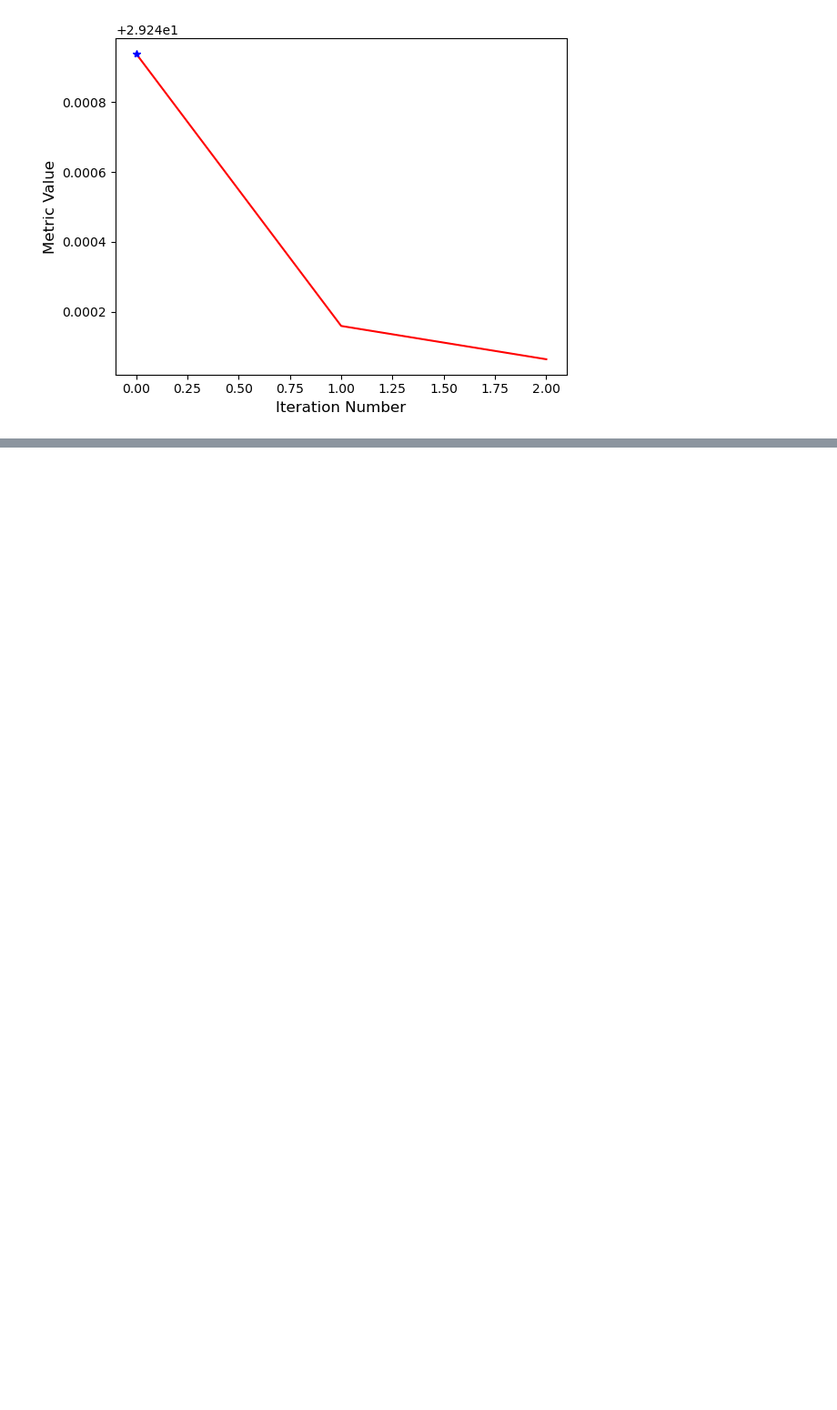
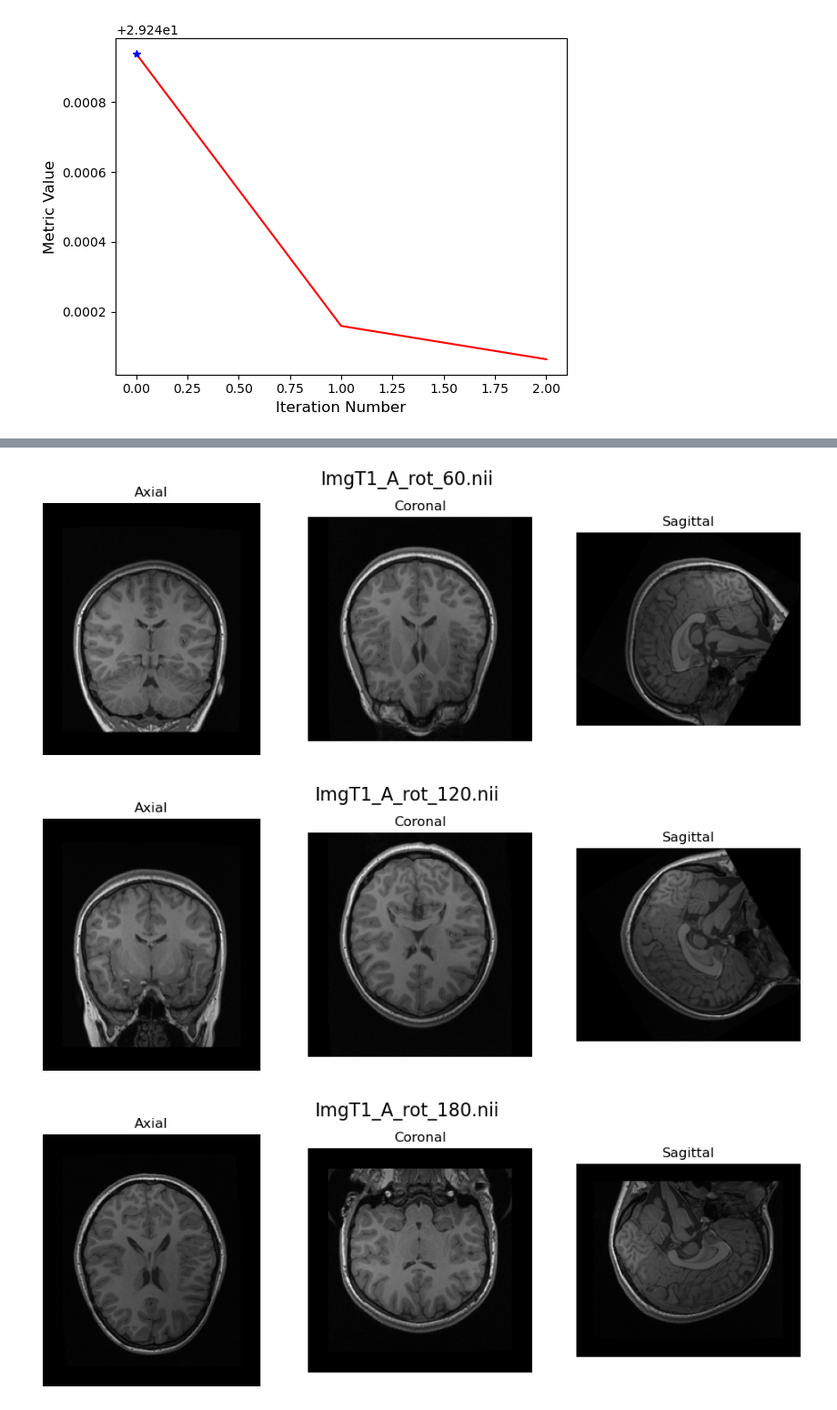
Before and after one commit to jalkestrup/dtuimageanalysis, a Jupyter notebook: exercises/ex9-AdvancedRegistration/ex9.ipynb, the cells around one changed output, grey strips where cells are left out. Shown at 91% size. Cells and saved outputs as stored; diff of their text form; code cells hidden in the pictures; blank space fills up the shorter version.

```diff
--- a/exercises/ex9-AdvancedRegistration/ex9.ipynb
+++ b/exercises/ex9-AdvancedRegistration/ex9.ipynb
@@ -415,0 +450,11 @@ sitk.WriteImage(ImgT1_C, dir_in + 'ImgT1_C.nii')
+# %%
+#plot the 5 rotated images
+for i in range(1,6):
+    rot_degree = 60*i
+    str_name = 'ImgT1_A_rot_' + str(rot_degree) + '.nii'
+    img = sitk.ReadImage(dir_in + str_name)
+    imshow_orthogonal_view(img, title=str_name)
+# %% [output]
+[figure, added]
+[figure, added]
+[figure, added]
```
Also changed, not shown: parts of 6 cells of this notebook, 6 other files.
